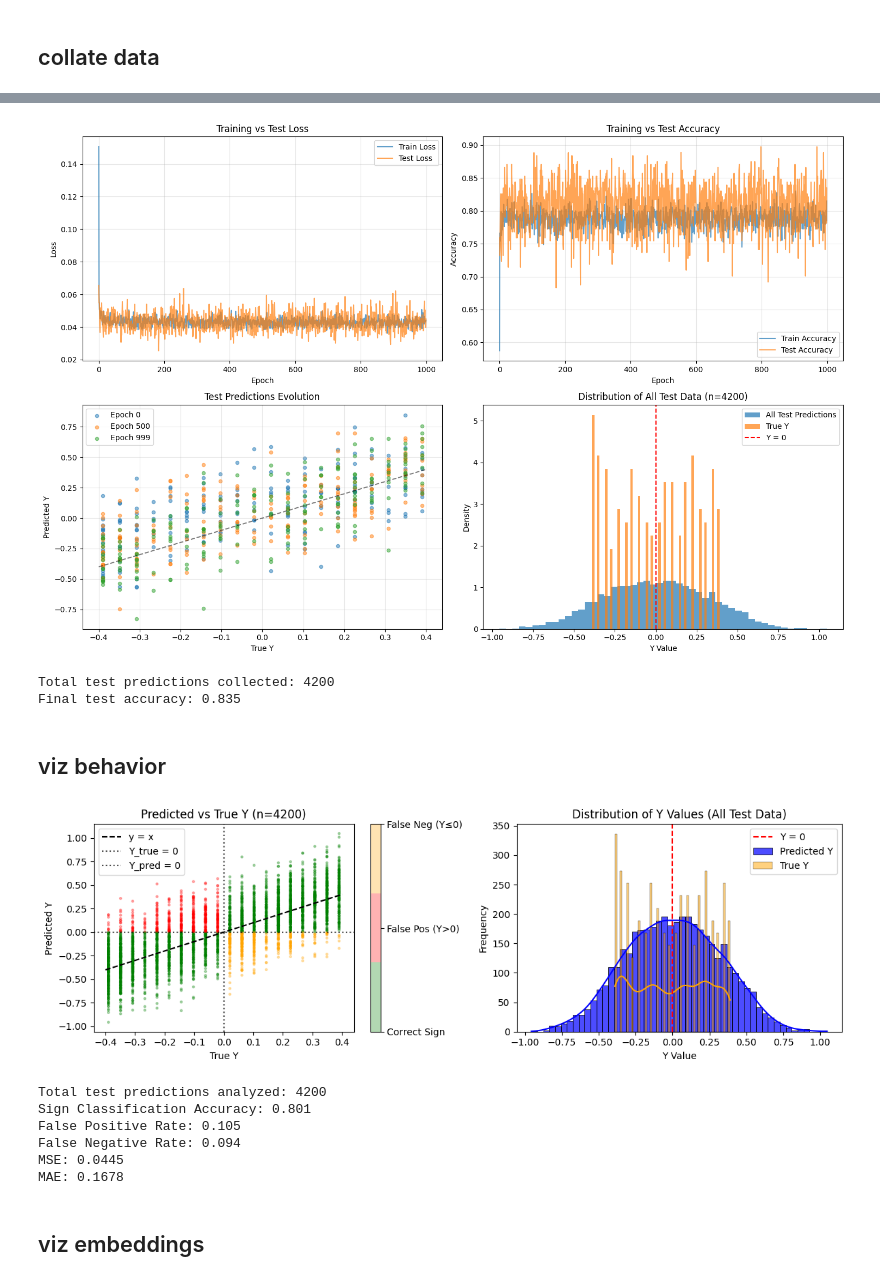
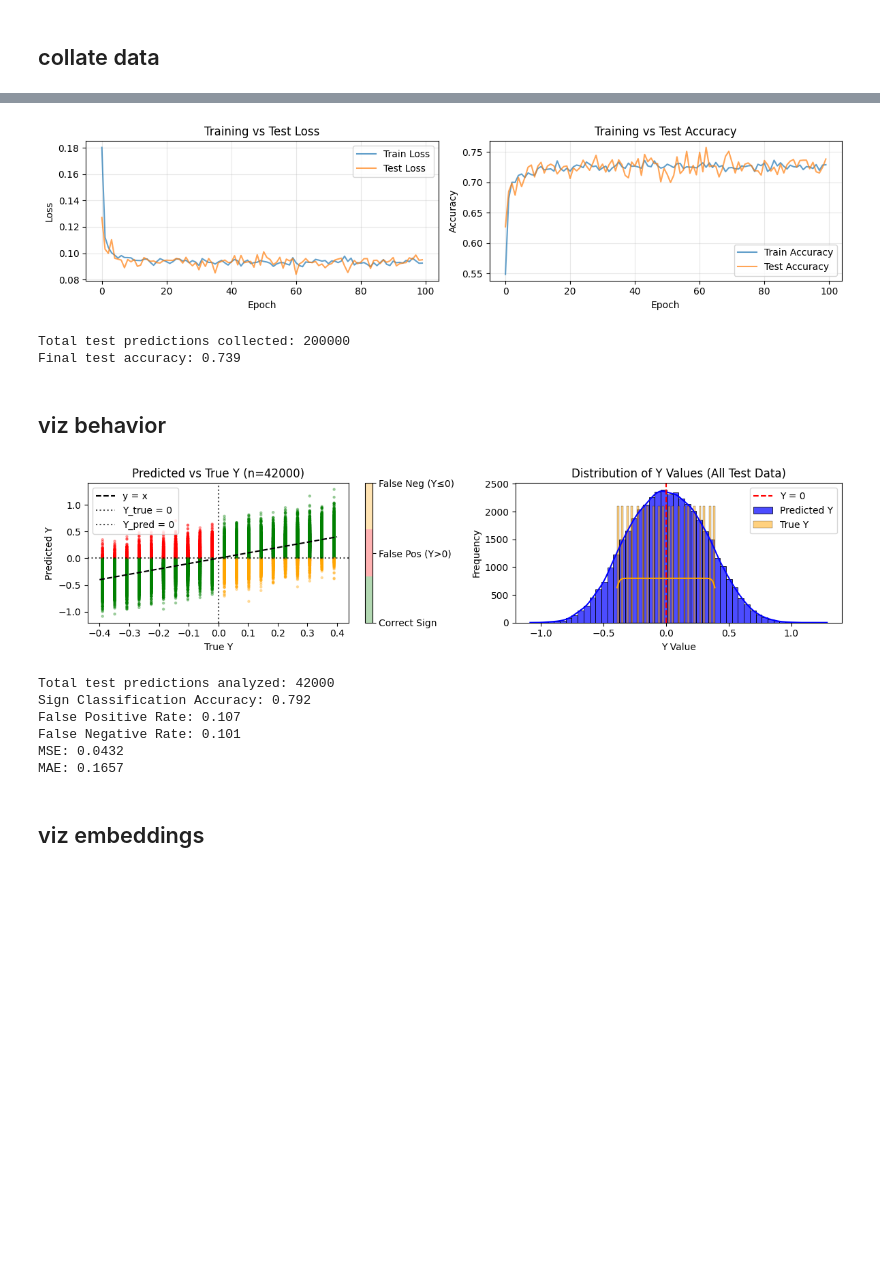
Before and after one commit to siyer7/asymmetry_design, a Jupyter notebook: code/NN.ipynb, the cells around one changed output, grey strips where cells are left out. Saved outputs shown, nothing was run; the diff lists cells and outputs as text; code cells hidden in the pictures; blank space fills up the shorter version.

Commit message:
adjusted number of samples and epochs and learning rate to get smoother curves

```diff
--- a/code/NN.ipynb
+++ b/code/NN.ipynb
@@ -315,60 +345,41 @@ Sample of all test data:
 # %%
-fig, axs = plt.subplots(2, 2, figsize=(15, 10))
+fig, axs = plt.subplots(1, 2, figsize=(12, 3))
+axs, ax = axs.flatten(), 0
 
 # Plot 1: Training curves
-axs[0,0].plot(history['train_total'], label='Train Loss', alpha=0.7)
-axs[0,0].plot(history['test_total'], label='Test Loss', alpha=0.7)
-axs[0,0].set_xlabel('Epoch')
-axs[0,0].set_ylabel('Loss')
-axs[0,0].set_title('Training vs Test Loss')
-axs[0,0].legend()
-axs[0,0].grid(True, alpha=0.3)
+axs[ax].plot(history['train_total'], label='Train Loss', alpha=0.7)
+axs[ax].plot(history['test_total'], label='Test Loss', alpha=0.7)
+axs[ax].set_xlabel('Epoch')
+axs[ax].set_ylabel('Loss')
+axs[ax].set_title('Training vs Test Loss')
+axs[ax].legend()
+axs[ax].grid(True, alpha=0.3)
+ax += 1
 
 # Plot 2: Accuracy curves
-axs[0,1].plot(history['train_accuracy'], label='Train Accuracy', alpha=0.7)
-axs[0,1].plot(history['test_accuracy'], label='Test Accuracy', alpha=0.7)
-axs[0,1].set_xlabel('Epoch')
-axs[0,1].set_ylabel('Accuracy')
-axs[0,1].set_title('Training vs Test Accuracy')
-axs[0,1].legend()
-axs[0,1].grid(True, alpha=0.3)
-
-# Plot 3: Test predictions over time (sample)
-sample_epochs = [0, len(test_predictions_history)//2, len(test_predictions_history)-1]
-for i, epoch_idx in enumerate(sample_epochs):
-    snapshot = test_predictions_history[epoch_idx]
-    axs[1,0].scatter(snapshot['Y_test'], snapshot['Y_pred'],
-                    alpha=0.5, s=20, label=f"Epoch {snapshot['epoch']}")
-axs[1,0].plot([-0.4, 0.4], [-0.4, 0.4], 'k--', alpha=0.5)
-axs[1,0].set_xlabel('True Y')
-axs[1,0].set_ylabel('Predicted Y')
-axs[1,0].set_title('Test Predictions Evolution')
-axs[1,0].legend()
-axs[1,0].grid(True, alpha=0.3)
-
-# Plot 4: Distribution of all test predictions
-axs[1,1].hist(df_all_test['Y_pred'], bins=50, alpha=0.7, density=True, label='All Test Predictions')
-axs[1,1].hist(df_all_test['Y_true'], bins=50, alpha=0.7, density=True, label='True Y')
-axs[1,1].axvline(x=0, color='red', linestyle='--', label='Y = 0')
-axs[1,1].set_xlabel('Y Value')
-axs[1,1].set_ylabel('Density')
-axs[1,1].set_title(f'Distribution of All Test Data (n={len(df_all_test)})')
-axs[1,1].legend()
+axs[ax].plot(history['train_accuracy'], label='Train Accuracy', alpha=0.7)
+axs[ax].plot(history['test_accuracy'], label='Test Accuracy', alpha=0.7)
+axs[ax].set_xlabel('Epoch')
+axs[ax].set_ylabel('Accuracy')
+axs[ax].set_title('Training vs Test Accuracy')
+axs[ax].legend()
+axs[ax].grid(True, alpha=0.3)
+ax += 1
 
 plt.tight_layout()
 plt.show()
 
 print(f"Total test predictions collected: {len(df_all_test)}")
 print(f"Final test accuracy: {history['test_accuracy'][-1]:.3f}")
 # %% [output]
-[figure, old version]
+[figure, new version]
-Total test predictions collected: 4200
-Final test accuracy: 0.835
+Total test predictions collected: 200000
+Final test accuracy: 0.739
 # %% [markdown]
 ## viz behavior
 # %%
 # Use the richer dataset (all test predictions across epochs) for analysis
-fig, axs = plt.subplots(1, 2, figsize=(12, 4))
+fig, axs = plt.subplots(1, 2, figsize=(12, 3))
 
 # Create correctness categories based on REGRESSION outputs crossing 0
 true_class_regression = (df_all_test['Y_true'] > 0).astype(int)
@@ -426,13 +437,13 @@ print(f"False Negative Rate: {false_negative_mask.mean():.3f}")
 print(f"MSE: {((df_all_test['Y_pred'] - df_all_test['Y_true'])**2).mean():.4f}")
 print(f"MAE: {abs(df_all_test['Y_pred'] - df_all_test['Y_true']).mean():.4f}")
 # %% [output]
-[figure, old version]
+[figure, new version]
-Total test predictions analyzed: 4200
-Sign Classification Accuracy: 0.801
-False Positive Rate: 0.105
-False Negative Rate: 0.094
-MSE: 0.0445
-MAE: 0.1678
+Total test predictions analyzed: 42000
+Sign Classification Accuracy: 0.792
+False Positive Rate: 0.107
+False Negative Rate: 0.101
+MSE: 0.0432
+MAE: 0.1657
 # %% [markdown]
 ## viz embeddings
 # %%
```
Also changed, not shown: parts of 6 cells of this notebook.
